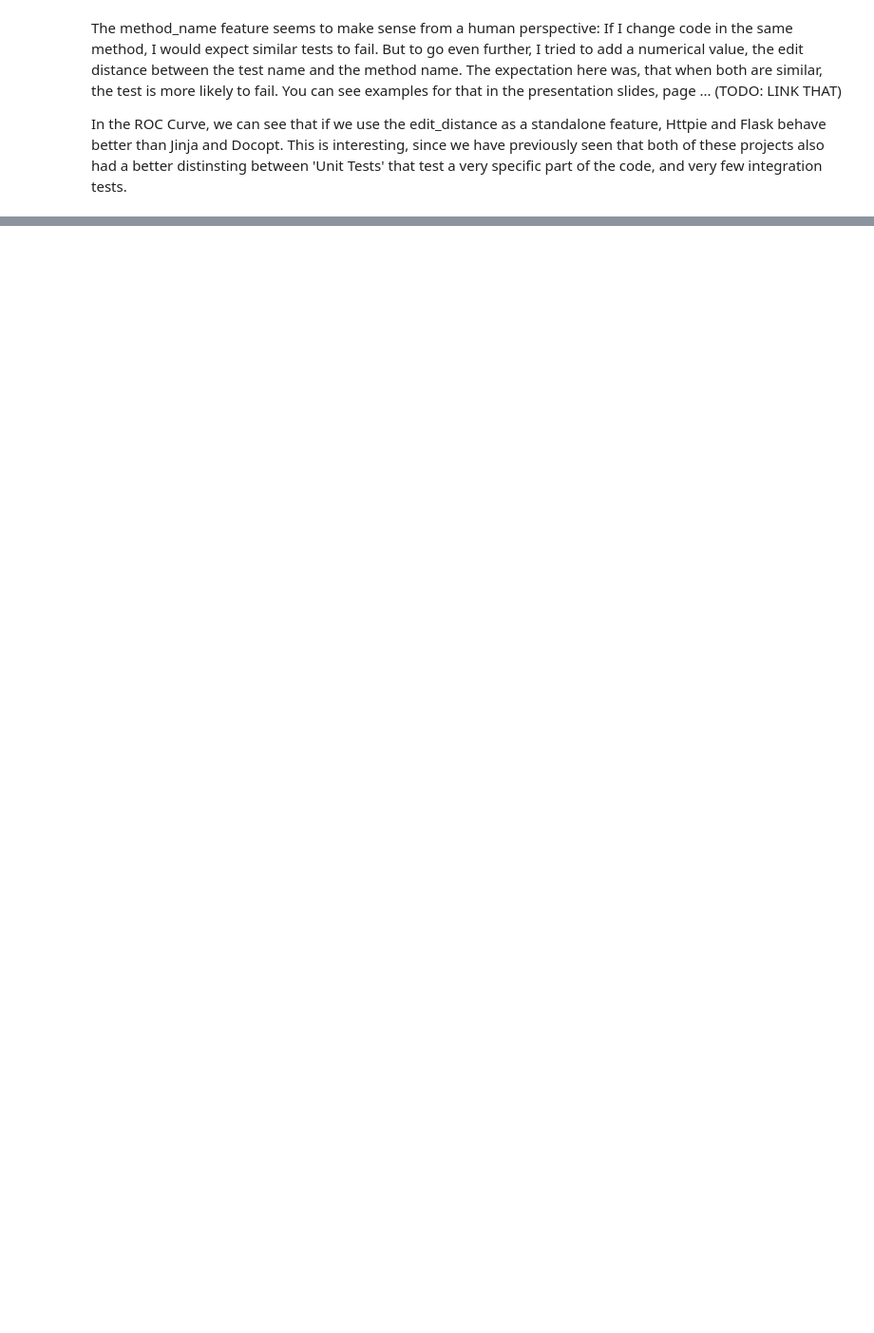
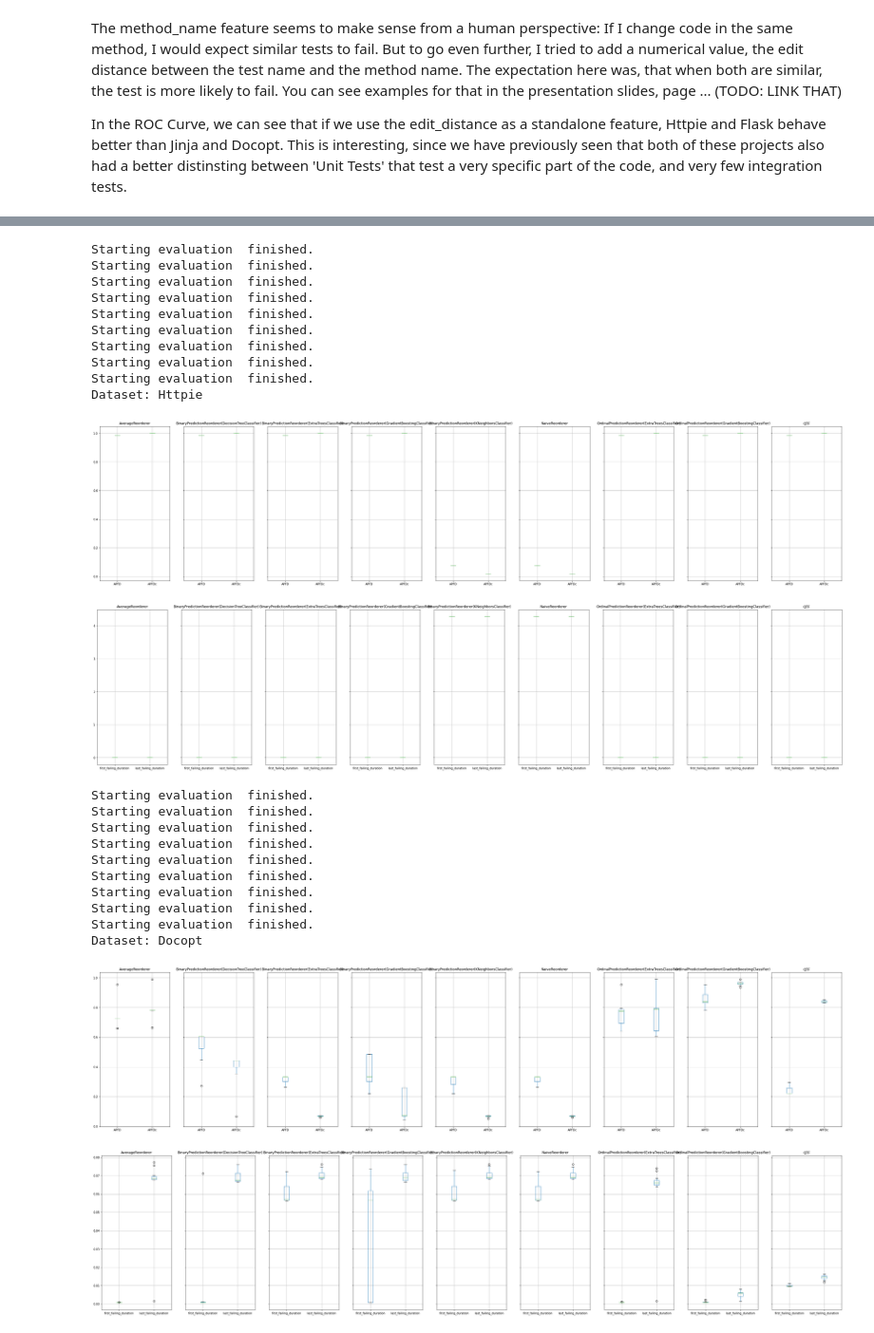
Before and after one commit to XPerianer/CRM20_How_does_software_break, a Jupyter notebook: MachineLearningBasline.ipynb, the cells around one changed output, grey strips where cells are left out. Shown: that part at 95% size. Saved outputs shown, nothing was run; the diff lists cells and outputs as text; code cells hidden in the pictures; blank space fills up the shorter version.

```diff
--- a/MachineLearningBasline.ipynb
+++ b/MachineLearningBasline.ipynb
@@ -203,0 +166,45 @@ Name: outcome, Length: 303630, dtype: bool
+# %%
+for name, mutants_and_tests in encoded_datasets.items():
+    evaluation = ReorderingAnalyzer([
+        NaiveReorderer(),
+        AverageReorderer(),
+        QTF(datasets[name][['test_id', 'duration']]),
+        BinaryPredictionReorderer(tree.DecisionTreeClassifier(ccp_alpha=0.001)),
+        BinaryPredictionReorderer(KNeighborsClassifier()),
+        BinaryPredictionReorderer(ExtraTreesClassifier(random_state=420)),
+        OrdinalPredictionReorderer(ExtraTreesClassifier(random_state=420)),
+        BinaryPredictionReorderer(GradientBoostingClassifier(random_state=420)),
+        OrdinalPredictionReorderer(GradientBoostingClassifier(random_state=420))
+    ])
+    X_train, y_train, X_test, y_test = preprocessing.train_test_split(mutants_and_tests)
+    evaluation.fit(X_train, y_train)
+    evaluation.predict(X_test)
+    evaluation_data = evaluation.evaluate(datasets[name])
+    print('Dataset: ' + name)
+    evaluation.boxplot()
+    plt.show()
+# %% [output]
+Starting evaluation  finished.
+Starting evaluation  finished.
+Starting evaluation  finished.
+Starting evaluation  finished.
+Starting evaluation  finished.
+Starting evaluation  finished.
+Starting evaluation  finished.
+Starting evaluation  finished.
+Starting evaluation  finished.
+Dataset: Httpie
+[figure, added]
+[figure, added]
+Starting evaluation  finished.
+Starting evaluation  finished.
+Starting evaluation  finished.
+Starting evaluation  finished.
+Starting evaluation  finished.
+Starting evaluation  finished.
+Starting evaluation  finished.
+Starting evaluation  finished.
+Starting evaluation  finished.
+Dataset: Docopt
+[figure, added]
+[figure, added]
```
Also changed, not shown: parts of 19 cells of this notebook, 9 other files.
